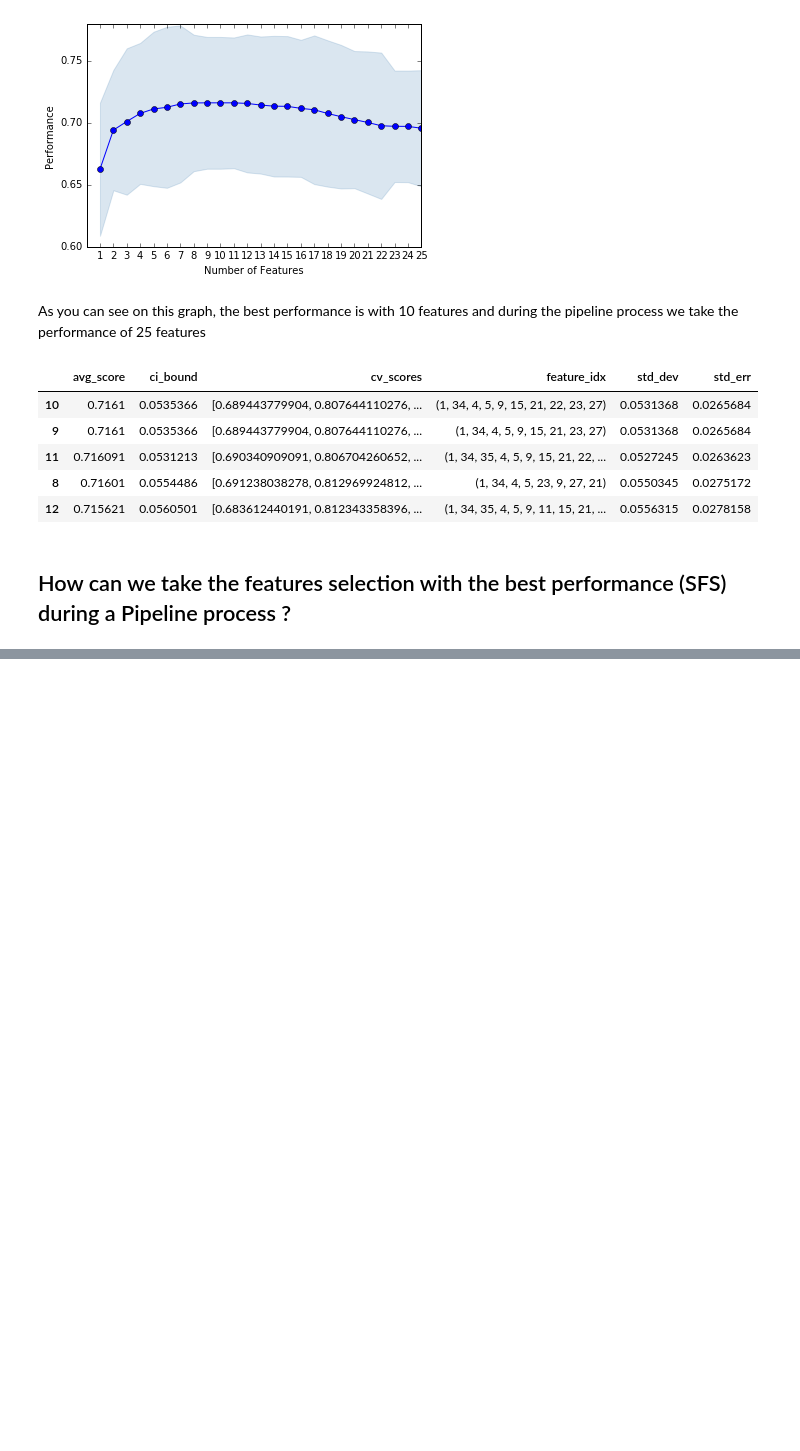
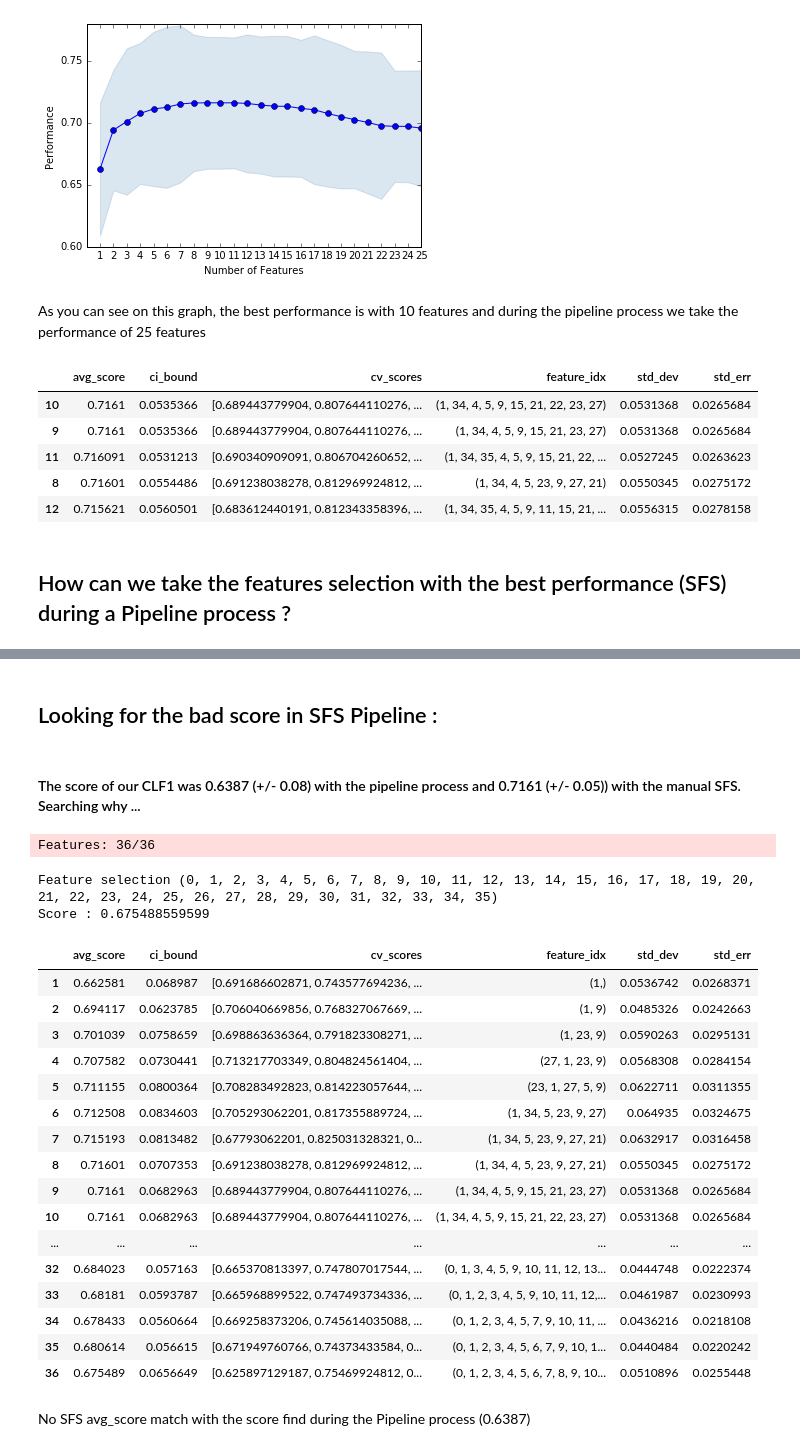
Before and after one commit to dataforgoodfr/batch-1_frateli, a Jupyter notebook: notebook/Features select and ensemble.ipynb, the cells around one changed output, grey strips where cells are left out. Drawn from its saved outputs; the diff is of its cells as text; code cells hidden in the pictures; blank space fills up the shorter version.

Commit message:
Looking for Error in pipeline SFS process. Why ?

```diff
--- a/notebook/Features select and ensemble.ipynb
+++ b/notebook/Features select and ensemble.ipynb
@@ -303,0 +505,43 @@ result_clf1_pipe.head()
+# %% [markdown]
+## Looking for the bad score in SFS  Pipeline :
+# %% [markdown]
+#### The score of our CLF1 was 0.6387 (+/- 0.08) with the pipeline process and 0.7161 (+/- 0.05)) with the manual SFS. Searching why ...
+# %%
+# SFS with full numbers of k_features
+sfs1_manual_all = SFS(clf1,
+                   k_features=len(data.columns),
+                   forward=True,
+                   floating=False,
+                   scoring='roc_auc',
+                   cv=5)
+sfs1_manual_all = sfs1_manual_all.fit(data.values, y.values)
+
+print "Feature selection " + str(sfs1_manual_all.k_feature_idx_)
+print "Score : " + str(sfs1_manual_all.k_score_)
+# %% [output]
+Features: 36/36
+Feature selection (0, 1, 2, 3, 4, 5, 6, 7, 8, 9, 10, 11, 12, 13, 14, 15, 16, 17, 18, 19, 20, 21, 22, 23, 24, 25, 26, 27, 28, 29, 30, 31, 32, 33, 34, 35)
+Score : 0.675488559599
+# %%
+sfs1_manual_all = pd.DataFrame.from_dict(sfs1_manual_all.get_metric_dict()).T
+sfs1_manual_all
+# %% [output]
+|  | avg_score | ci_bound | cv_scores | feature_idx | std_dev | std_err |
+| 1 | 0.662581 | 0.068987 | [0.691686602871, 0.743577694236, ... | (1,) | 0.0536742 | 0.0268371 |
+| 2 | 0.694117 | 0.0623785 | [0.706040669856, 0.768327067669, ... | (1, 9) | 0.0485326 | 0.0242663 |
+| 3 | 0.701039 | 0.0758659 | [0.698863636364, 0.791823308271, ... | (1, 23, 9) | 0.0590263 | 0.0295131 |
+| 4 | 0.707582 | 0.0730441 | [0.713217703349, 0.804824561404, ... | (27, 1, 23, 9) | 0.0568308 | 0.0284154 |
+| 5 | 0.711155 | 0.0800364 | [0.708283492823, 0.814223057644, ... | (23, 1, 27, 5, 9) | 0.0622711 | 0.0311355 |
+| 6 | 0.712508 | 0.0834603 | [0.705293062201, 0.817355889724, ... | (1, 34, 5, 23, 9, 27) | 0.064935 | 0.0324675 |
+| 7 | 0.715193 | 0.0813482 | [0.67793062201, 0.825031328321, 0... | (1, 34, 5, 23, 9, 27, 21) | 0.0632917 | 0.0316458 |
+| 8 | 0.71601 | 0.0707353 | [0.691238038278, 0.812969924812, ... | (1, 34, 4, 5, 23, 9, 27, 21) | 0.0550345 | 0.0275172 |
+| 9 | 0.7161 | 0.0682963 | [0.689443779904, 0.807644110276, ... | (1, 34, 4, 5, 9, 15, 21, 23, 27) | 0.0531368 | 0.0265684 |
+| 10 | 0.7161 | 0.0682963 | [0.689443779904, 0.807644110276, ... | (1, 34, 4, 5, 9, 15, 21, 22, 23, 27) | 0.0531368 | 0.0265684 |
+| ... | ... | ... | ... | ... | ... | ... |
+| 32 | 0.684023 | 0.057163 | [0.665370813397, 0.747807017544, ... | (0, 1, 3, 4, 5, 9, 10, 11, 12, 13... | 0.0444748 | 0.0222374 |
+| 33 | 0.68181 | 0.0593787 | [0.665968899522, 0.747493734336, ... | (0, 1, 2, 3, 4, 5, 9, 10, 11, 12,... | 0.0461987 | 0.0230993 |
+| 34 | 0.678433 | 0.0560664 | [0.669258373206, 0.745614035088, ... | (0, 1, 2, 3, 4, 5, 7, 9, 10, 11, ... | 0.0436216 | 0.0218108 |
+| 35 | 0.680614 | 0.056615 | [0.671949760766, 0.74373433584, 0... | (0, 1, 2, 3, 4, 5, 6, 7, 9, 10, 1... | 0.0440484 | 0.0220242 |
+| 36 | 0.675489 | 0.0656649 | [0.625897129187, 0.75469924812, 0... | (0, 1, 2, 3, 4, 5, 6, 7, 8, 9, 10... | 0.0510896 | 0.0255448 |
+# %% [markdown]
+No SFS avg_score match with the score find during the Pipeline process (0.6387)
```
Also changed, not shown: parts of 28 cells of this notebook.
